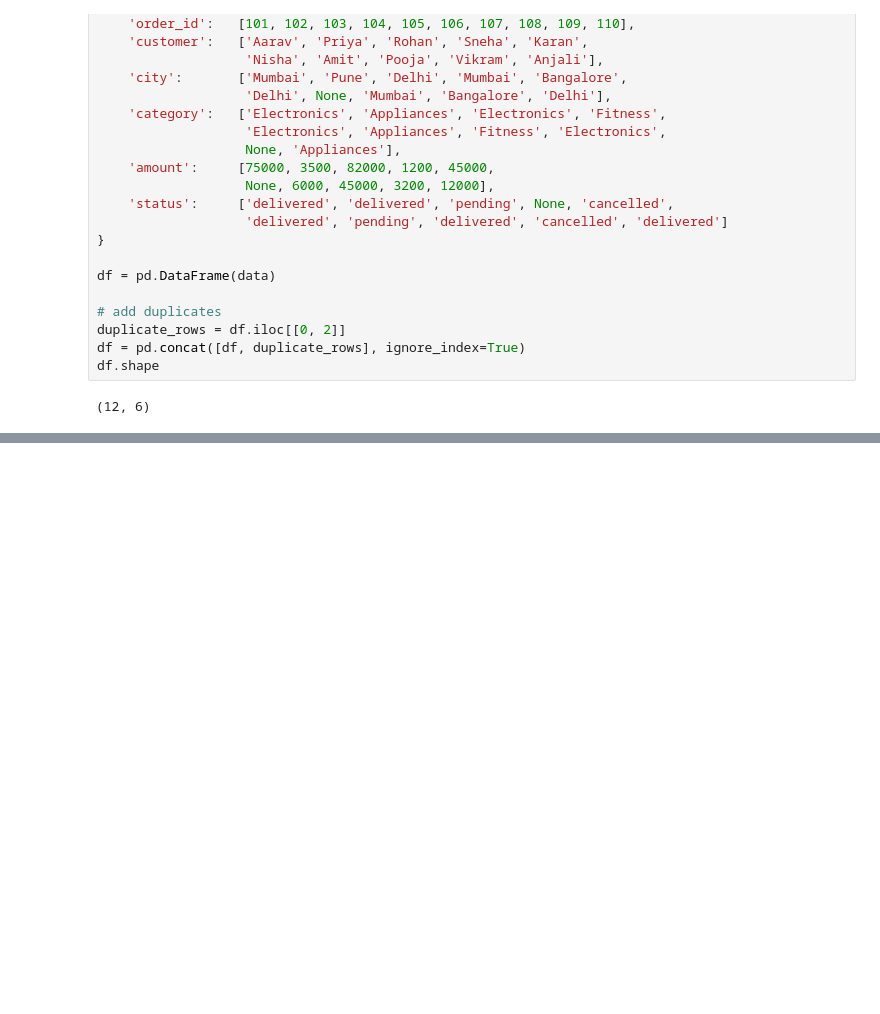
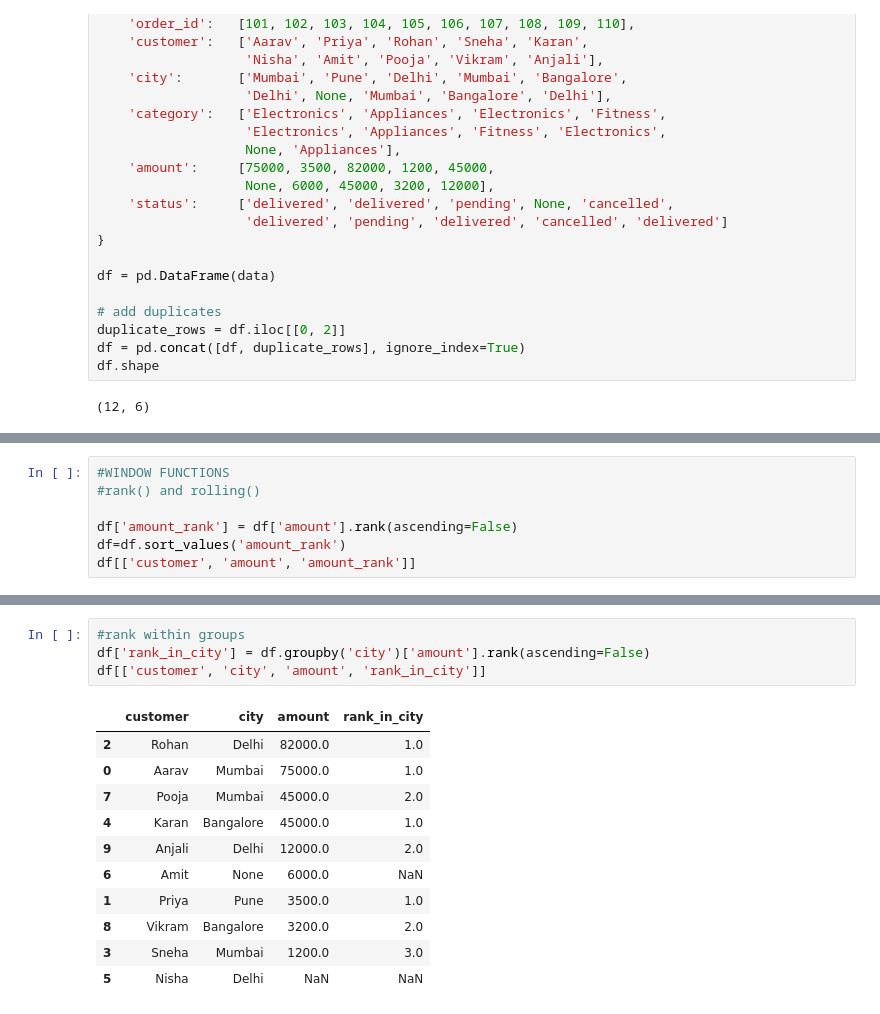
Before and after one commit to Bhakti77/pandas, a Jupyter notebook: Pandas_Intermediate.ipynb, the cells around one changed output, grey strips where cells are left out. Drawn from its saved outputs; the diff is of its cells as text; blank space fills up the shorter version.

```diff
--- a/Pandas_Intermediate.ipynb
+++ b/Pandas_Intermediate.ipynb
@@ -155,0 +239,7 @@ dtype: bool
+# %%
+#WINDOW FUNCTIONS
+#rank() and rolling()
+
+df['amount_rank'] = df['amount'].rank(ascending=False)
+df=df.sort_values('amount_rank')
+df[['customer', 'amount', 'amount_rank']]
@@ -155,0 +258,16 @@ dtype: bool
+# %%
+#rank within groups
+df['rank_in_city'] = df.groupby('city')['amount'].rank(ascending=False)
+df[['customer', 'city', 'amount', 'rank_in_city']]
+# %% [output]
+|  | customer | city | amount | rank_in_city |
+| 2 | Rohan | Delhi | 82000.0 | 1.0 |
+| 0 | Aarav | Mumbai | 75000.0 | 1.0 |
+| 7 | Pooja | Mumbai | 45000.0 | 2.0 |
+| 4 | Karan | Bangalore | 45000.0 | 1.0 |
+| 9 | Anjali | Delhi | 12000.0 | 2.0 |
+| 6 | Amit | None | 6000.0 | NaN |
+| 1 | Priya | Pune | 3500.0 | 1.0 |
+| 8 | Vikram | Bangalore | 3200.0 | 2.0 |
+| 3 | Sneha | Mumbai | 1200.0 | 3.0 |
+| 5 | Nisha | Delhi | NaN | NaN |
```
Also changed, not shown: parts of 12 cells of this notebook.
